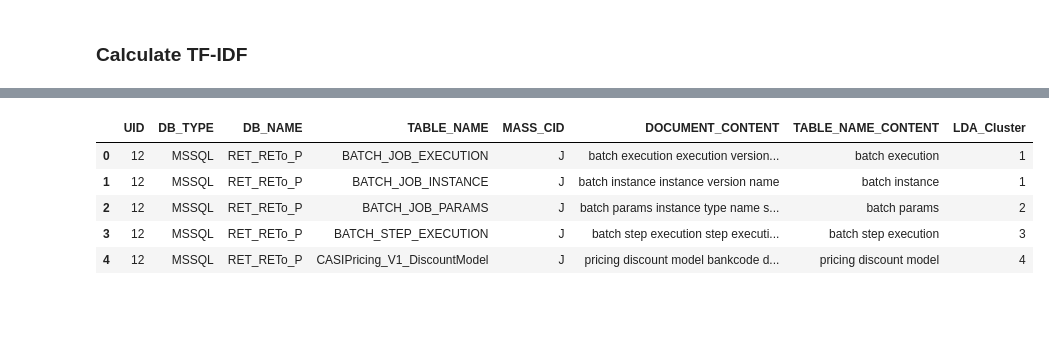
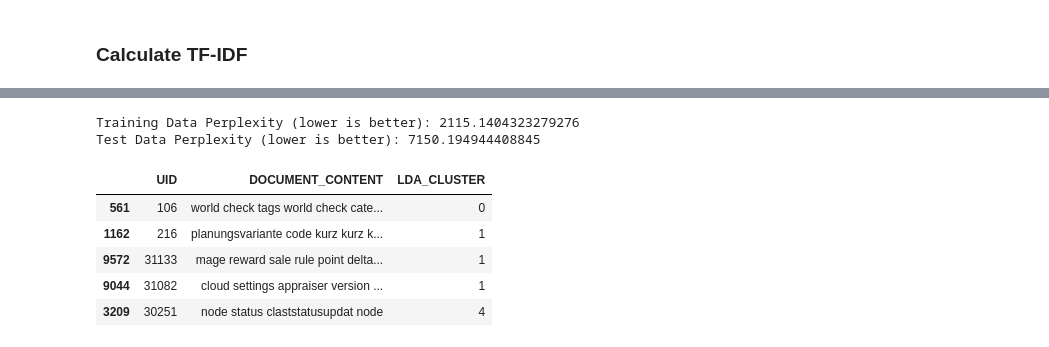
Before and after one commit to imod/ml_ta, a Jupyter notebook: rai_db_clustering.ipynb, the cells around one changed output, grey strips where cells are left out. Drawn from its saved outputs; the diff is of its cells as text; code cells hidden in the pictures; blank space fills up the shorter version.

Commit message:
add KMeans refactor LDA to include test for model validation

```diff
--- a/rai_db_clustering.ipynb
+++ b/rai_db_clustering.ipynb
@@ -285,12 +316,13 @@ def checkLengthAndIsNotNumber(word):
 def splitToWordsAndFilter(x):
     if pd.notnull(x) and x:
         words = []
-        if not isGerman(x):
+        if isGerman(x):
+            # as we don't have a german splitter, we split at least by '_'
+            words = x.split('_')
+            words = [lemmatizeGerman(word) for word in words if checkLengthAndIsNotNumber(word)]
+        else:
             words = wordninja.split(x)
             words = [Word(word).lemmatize() for word in words if checkLengthAndIsNotNumber(word)]
-        else:
-            words = x.split('_')
-            words = [lemmatizeGerman(word) for word in words if checkLengthAndIsNotNumber(word)]
 
         return ' '.join(words).lower()
     return ''
@@ -360,7 +408,7 @@ from spacy.lang.de.stop_words import STOP_WORDS as de_stop
 from spacy.lang.en.stop_words import STOP_WORDS as en_stop
 
 # some custom stop words
-custom_stop_words = ['item', 'name', 'type', 'code', 'id', 'key', 'value', 'date', 'time', 'status', 'flag', 'description', 'comment', 'number', 'size', 'length', 'version', 'order', 'count', 'level', 'class', 'group', 'status', 'state', 'row', 'str', 'vid', 'ext', 'set', 'rid']
+custom_stop_words = ['microsoft', 'll', 've', 'item', 'name', 'type', 'code', 'id', 'key', 'value', 'date', 'time', 'status', 'flag', 'description', 'comment', 'number', 'size', 'length', 'version', 'order', 'count', 'level', 'class', 'group', 'status', 'state', 'row', 'str', 'vid', 'ext', 'set', 'rid']
 
 # we have english and german words in the data set, so combine the stop words of both languages
 final_stopwords_list = list(de_stop) + list(en_stop) + custom_stop_words
@@ -380,17 +437,0 @@ print(doc_term_matrix.shape)
-# %%
-num_clusters = 5
-
-lda = LatentDirichletAllocation(n_components=num_clusters, learning_method='online', random_state=42)
-doc_cluster_matrix = lda.fit_transform(doc_term_matrix)
-
-# Get the LDA cluster labels
-lda_labels = doc_cluster_matrix.argmax(axis=1)
-
-# Add the LDA cluster labels to the dataframe
-df_grouped['LDA_Cluster'] = lda_labels
-
-
-# display the distance of each document to each cluster
-col_names = ['Cluster' + str(i) for i in range(num_clusters)]
-doc_cluster_df = pd.DataFrame(doc_cluster_matrix, columns=col_names)
-display(doc_cluster_df.head())
@@ -404,13 +542,31 @@ display(doc_cluster_df.head())
+# %%
+# # Create an explicit LDA model with the number of clusters (manually selected by the output of the previous cell)
+num_clusters = 5
+
+# new trained LDA model
+lda = new_lda_model(num_clusters, X_train_doc_term_matrix)
+
+X_train_topic_distribution, X_test_topic_distribution = evaluate_lda(lda, X_train_doc_term_matrix, X_test_doc_term_matrix)
+
+# Get the LDA cluster labels
+lda_labels = X_train_topic_distribution.argmax(axis=1)
+
+# Add the LDA cluster labels to the origin dataframe
+# this allows to analyze the clusters allocation in the origin dataset manually
+X_train['LDA_CLUSTER'] = lda_labels
+# %% [output]
+Training Data Perplexity (lower is better): 2115.1404323279276
+Test Data Perplexity (lower is better): 7150.194944408845
 # %%
 # Display the first few rows of the dataframe with the new cluster labels
-display(df_grouped.head())
+display(X_train.head())
 # %% [output]
-|  | UID | DB_TYPE | DB_NAME | TABLE_NAME | MASS_CID | DOCUMENT_CONTENT | TABLE_NAME_CONTENT | LDA_Cluster |
-| 0 | 12 | MSSQL | RET_RETo_P | BATCH_JOB_EXECUTION | J | batch execution execution version... | batch execution | 1 |
-| 1 | 12 | MSSQL | RET_RETo_P | BATCH_JOB_INSTANCE | J | batch instance instance version name | batch instance | 1 |
-| 2 | 12 | MSSQL | RET_RETo_P | BATCH_JOB_PARAMS | J | batch params instance type name s... | batch params | 2 |
-| 3 | 12 | MSSQL | RET_RETo_P | BATCH_STEP_EXECUTION | J | batch step execution step executi... | batch step execution | 3 |
-| 4 | 12 | MSSQL | RET_RETo_P | CASIPricing_V1_DiscountModel | J | pricing discount model bankcode d... | pricing discount model | 4 |
+|  | UID | DOCUMENT_CONTENT | LDA_CLUSTER |
+| 561 | 106 | world check tags world check cate... | 0 |
+| 1162 | 216 | planungsvariante code kurz kurz k... | 1 |
+| 9572 | 31133 | mage reward sale rule point delta... | 1 |
+| 9044 | 31082 | cloud settings appraiser version ... | 1 |
+| 3209 | 30251 | node status claststatusupdat node | 4 |
 # %%
 #Visualize reuslts (using https://panel.holoviz.org/)
 import pyLDAvis
```
Also changed, not shown: parts of 21 cells of this notebook, 1 other file.
